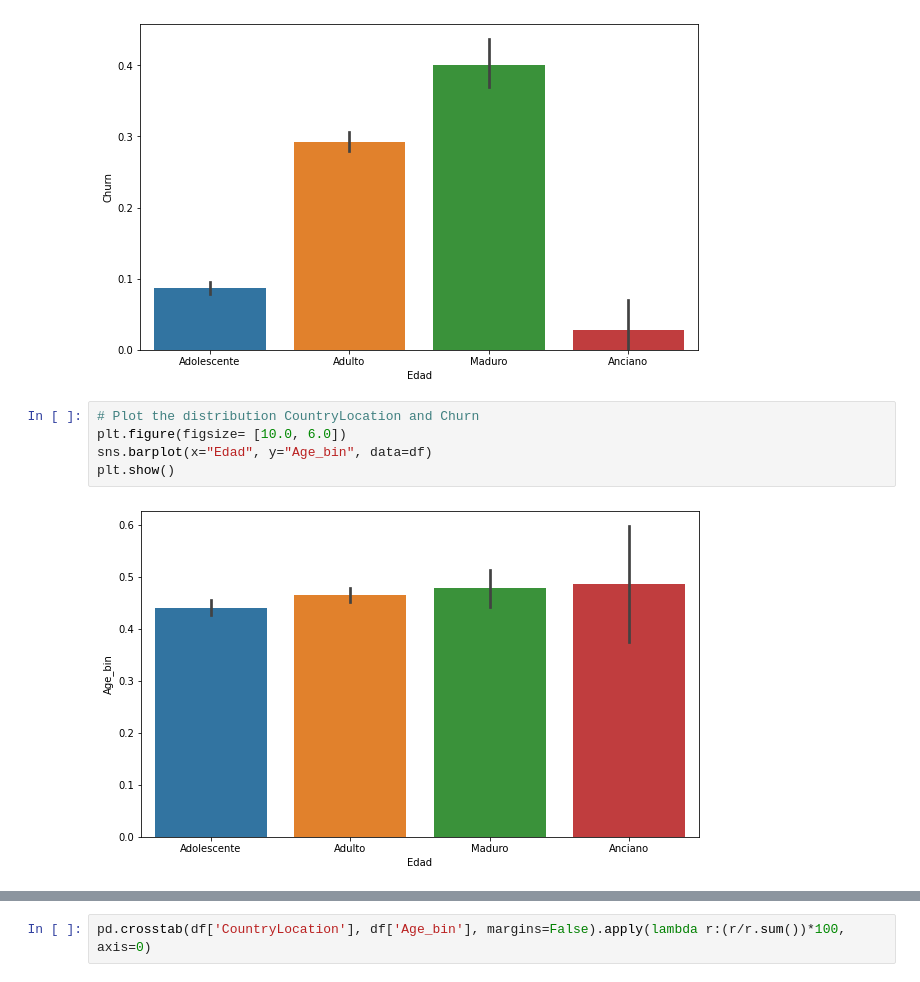
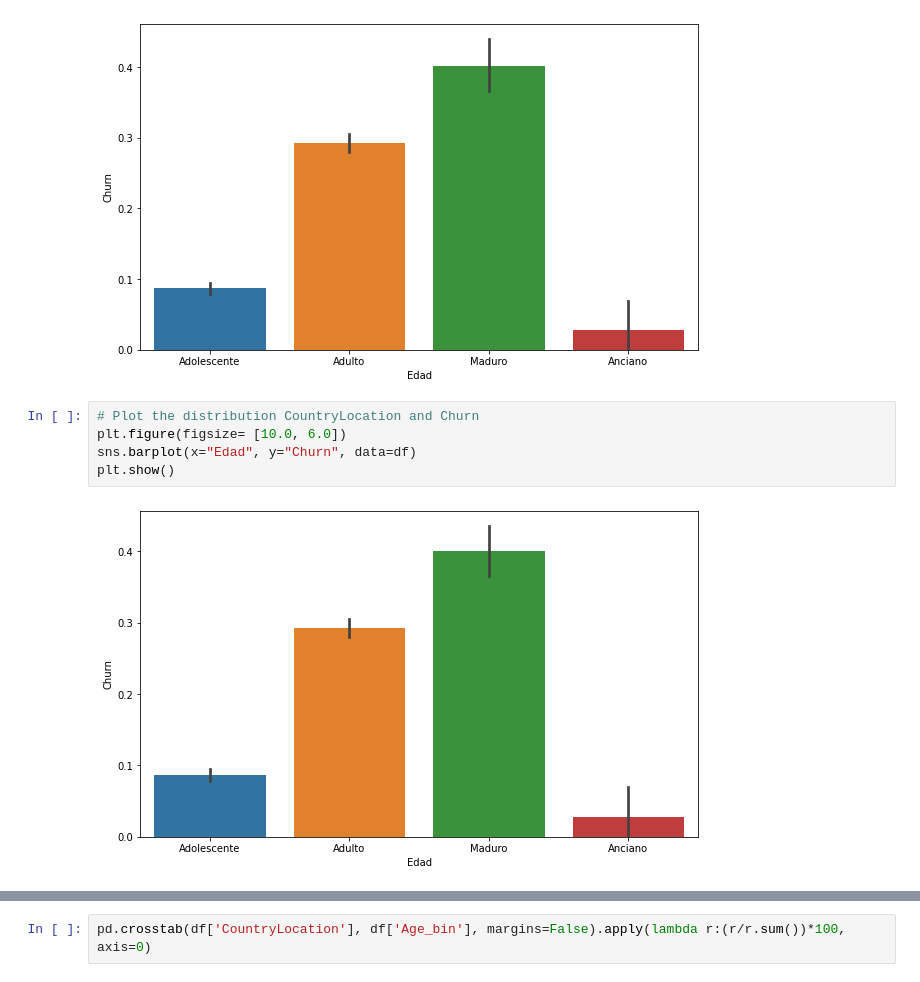
Before and after one commit to talitacardenas/The_Bridge_School_DataScience_PT, a Jupyter notebook: 99_Challenges/05_Predict_Customer_Churn/solucion_parcial_Challenge_5_Predict_Customer_Churn_v1_0.ipynb, the cells around one changed output, grey strips where cells are left out. Saved outputs shown, nothing was run; the diff lists cells and outputs as text.

```diff
--- a/99_Challenges/05_Predict_Customer_Churn/solucion_parcial_Challenge_5_Predict_Customer_Churn_v1_0.ipynb
+++ b/99_Challenges/05_Predict_Customer_Churn/solucion_parcial_Challenge_5_Predict_Customer_Churn_v1_0.ipynb
@@ -613,7 +616,7 @@ plt.show()
 # %%
 # Plot the distribution CountryLocation and Churn
 plt.figure(figsize= [10.0, 6.0])
-sns.barplot(x="Edad", y="Age_bin", data=df)
+sns.barplot(x="Edad", y="Churn", data=df)
 plt.show()
 # %% [output]
-[figure, old version]
+[figure, new version]
```
Also changed, not shown: parts of 47 cells of this notebook.
